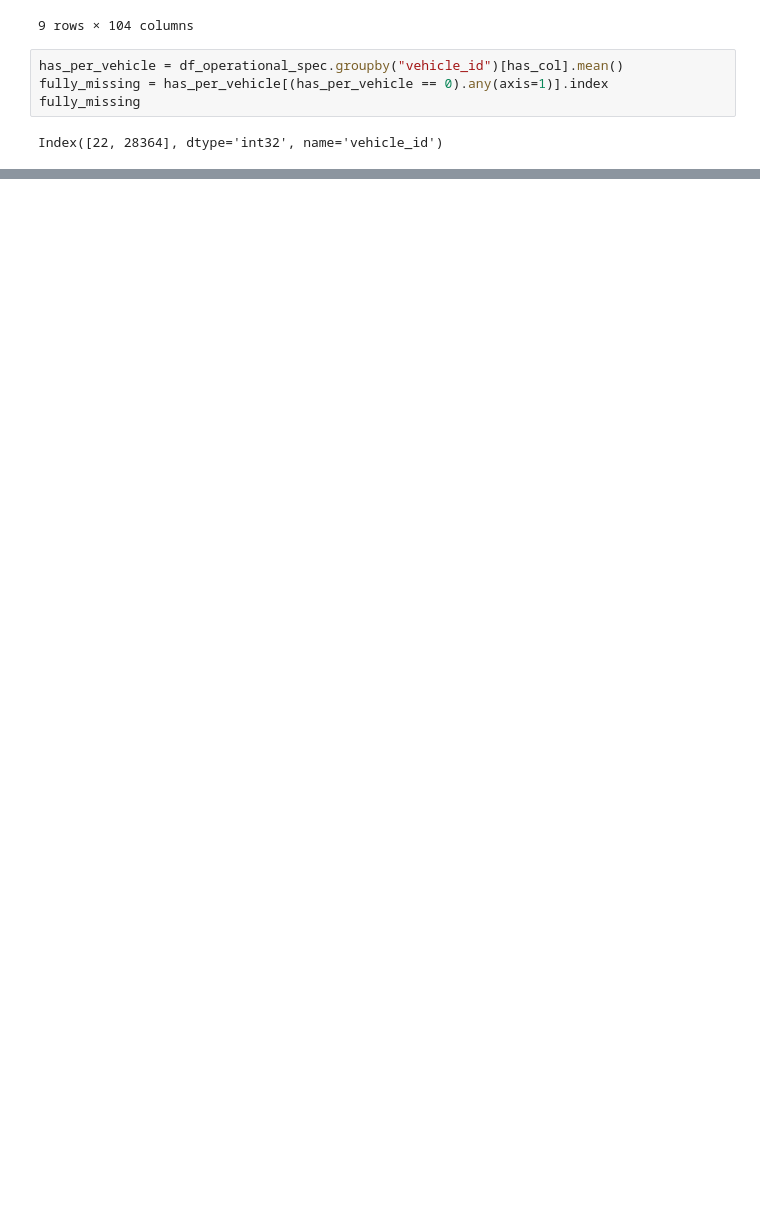
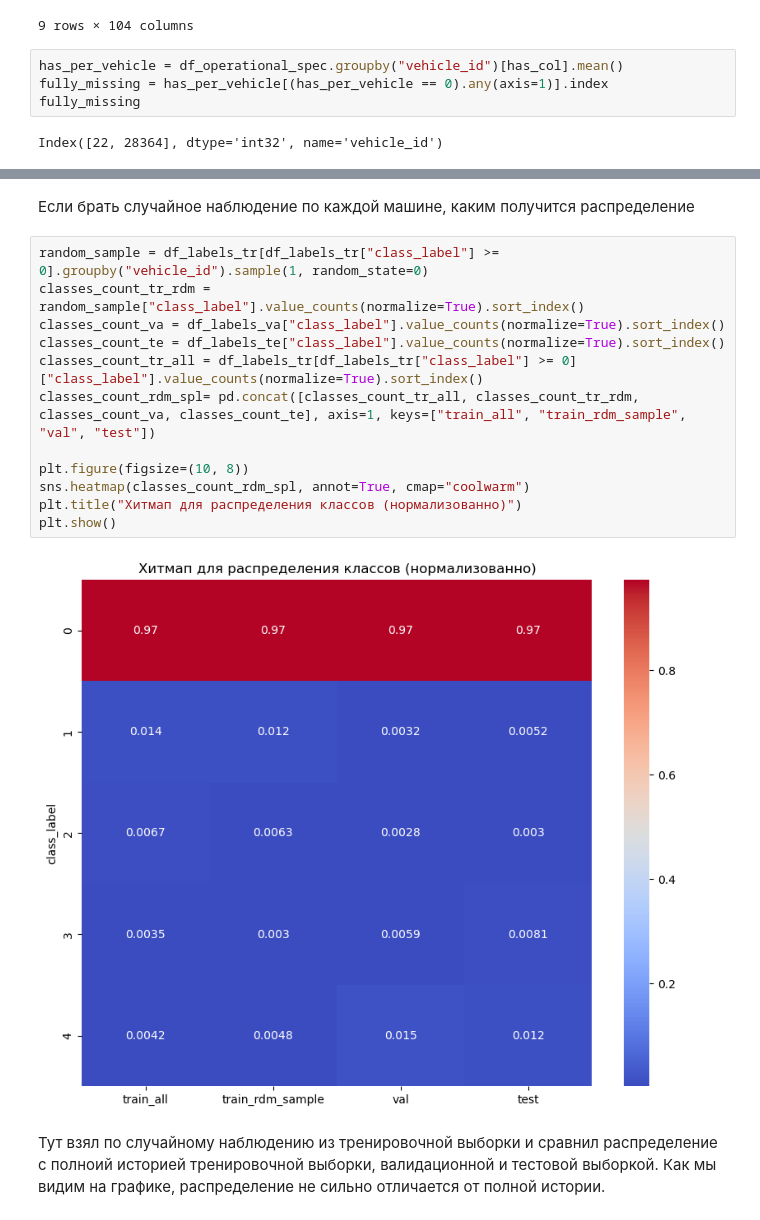
Before and after one commit to Alwaline/predictive_maintenance, a Jupyter notebook: notebooks/EDA.ipynb, the cells around one changed output, grey strips where cells are left out. Saved outputs shown, nothing was run; the diff lists cells and outputs as text; blank space fills up the shorter version.

```diff
--- a/notebooks/EDA.ipynb
+++ b/notebooks/EDA.ipynb
@@ -1004,0 +1040,19 @@ Index([22, 28364], dtype='int32', name='vehicle_id')
+# %% [markdown]
+Если брать случайное наблюдение по каждой машине, каким получится распределение
+# %%
+random_sample = df_labels_tr[df_labels_tr["class_label"] >= 0].groupby("vehicle_id").sample(1, random_state=0)
+classes_count_tr_rdm = random_sample["class_label"].value_counts(normalize=True).sort_index()
+classes_count_va = df_labels_va["class_label"].value_counts(normalize=True).sort_index()
+classes_count_te = df_labels_te["class_label"].value_counts(normalize=True).sort_index()
+classes_count_tr_all = df_labels_tr[df_labels_tr["class_label"] >= 0]["class_label"].value_counts(normalize=True).sort_index()
+classes_count_rdm_spl= pd.concat([classes_count_tr_all, classes_count_tr_rdm, classes_count_va, classes_count_te], axis=1, keys=["train_all", "train_rdm_sample", "val", "test"])
+
+plt.figure(figsize=(10, 8))
+sns.heatmap(classes_count_rdm_spl, annot=True, cmap="coolwarm")
+plt.title("Хитмап для распределения классов (нормализованно)")
+plt.show()
+# %% [output]
+[figure, added]
+# %% [markdown]
+Тут взял по случайному наблюдению из тренировочной выборки и сравнил распределение с полноий историей тренировочной выборки, валидационной и тестовой выборкой.
+Как мы видим на графике, распределение не сильно отличается от полной истории.
```
Also changed, not shown: parts of 40 cells of this notebook, 1 other file.
